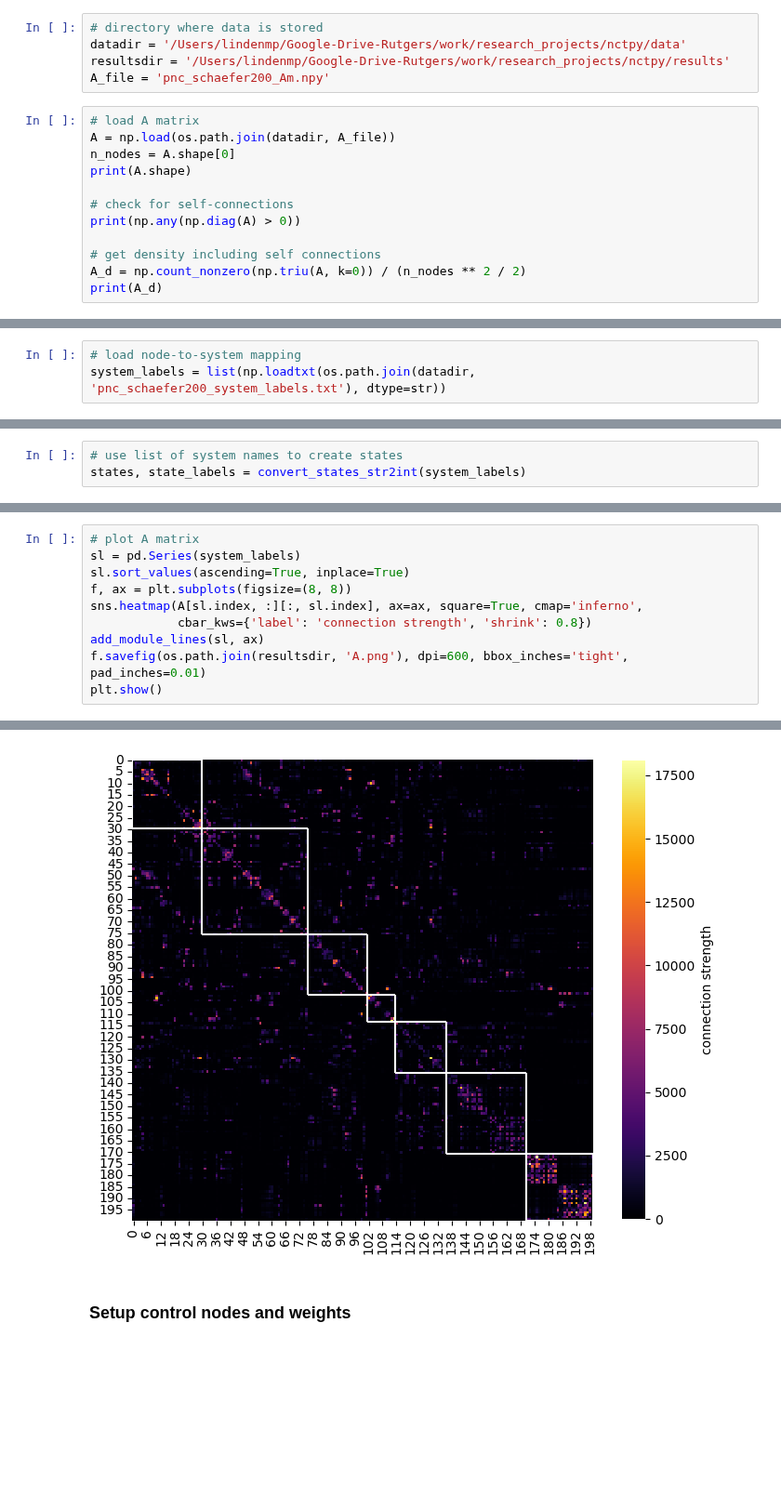
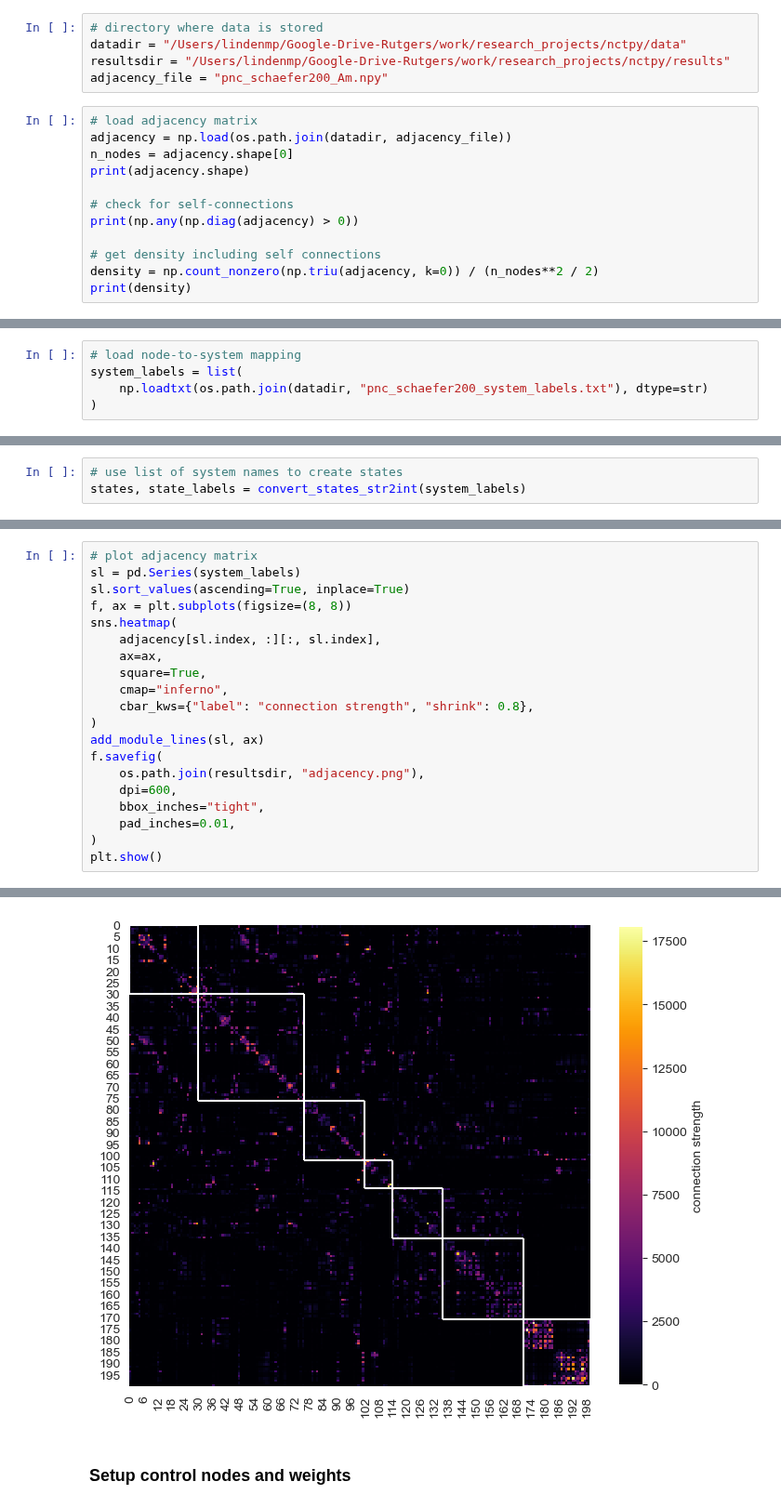
Before and after one commit to LindenParkesLab/nctpy, a Jupyter notebook: scripts/path_a_control_energy_binary.ipynb, the cells around one changed output, grey strips where cells are left out. Shown at 93% size. Drawn from its saved outputs; the diff is of its cells as text; blank space fills up the shorter version.

```diff
--- a/scripts/path_a_control_energy_binary.ipynb
+++ b/scripts/path_a_control_energy_binary.ipynb
@@ -32,20 +39,20 @@ from null_models.geomsurr import geomsurr
 # %%
 # directory where data is stored
-datadir = '/Users/lindenmp/Google-Drive-Rutgers/work/research_projects/nctpy/data'
-resultsdir = '/Users/lindenmp/Google-Drive-Rutgers/work/research_projects/nctpy/results'
-A_file = 'pnc_schaefer200_Am.npy'
+datadir = "/Users/lindenmp/Google-Drive-Rutgers/work/research_projects/nctpy/data"
+resultsdir = "/Users/lindenmp/Google-Drive-Rutgers/work/research_projects/nctpy/results"
+adjacency_file = "pnc_schaefer200_Am.npy"
 # %%
-# load A matrix
-A = np.load(os.path.join(datadir, A_file))
-n_nodes = A.shape[0]
-print(A.shape)
+# load adjacency matrix
+adjacency = np.load(os.path.join(datadir, adjacency_file))
+n_nodes = adjacency.shape[0]
+print(adjacency.shape)
 
 # check for self-connections
-print(np.any(np.diag(A) > 0))
+print(np.any(np.diag(adjacency) > 0))
 
 # get density including self connections
-A_d = np.count_nonzero(np.triu(A, k=0)) / (n_nodes ** 2 / 2)
-print(A_d)
+density = np.count_nonzero(np.triu(adjacency, k=0)) / (n_nodes**2 / 2)
+print(density)
 # %% [output]
 (200, 200)
 True
@@ -60,7 +67,9 @@ A_norm = matrix_normalization(A, system=system, c=1)
 ### Get initial and target state
 # %%
 # load node-to-system mapping
-system_labels = list(np.loadtxt(os.path.join(datadir, 'pnc_schaefer200_system_labels.txt'), dtype=str))
+system_labels = list(
+    np.loadtxt(os.path.join(datadir, "pnc_schaefer200_system_labels.txt"), dtype=str)
+)
 # %%
 print(len(system_labels))
 print(system_labels[:20])
@@ -113,16 +118,26 @@ xf = normalize_state(xf)
 # %%
-# plot A matrix
+# plot adjacency matrix
 sl = pd.Series(system_labels)
 sl.sort_values(ascending=True, inplace=True)
 f, ax = plt.subplots(figsize=(8, 8))
-sns.heatmap(A[sl.index, :][:, sl.index], ax=ax, square=True, cmap='inferno',
-            cbar_kws={'label': 'connection strength', 'shrink': 0.8})
+sns.heatmap(
+    adjacency[sl.index, :][:, sl.index],
+    ax=ax,
+    square=True,
+    cmap="inferno",
+    cbar_kws={"label": "connection strength", "shrink": 0.8},
+)
 add_module_lines(sl, ax)
-f.savefig(os.path.join(resultsdir, 'A.png'), dpi=600, bbox_inches='tight', pad_inches=0.01)
+f.savefig(
+    os.path.join(resultsdir, "adjacency.png"),
+    dpi=600,
+    bbox_inches="tight",
+    pad_inches=0.01,
+)
 plt.show()
 # %% [output]
 ['Cont' 'Default' 'DorsAttn' 'Limbic' 'SalVentAttn' 'SomMot' 'Vis']
-[figure, old version]
+[figure, new version]
 # %% [markdown]
 ### Setup control nodes and weights
 # %%
```
Also changed, not shown: parts of 24 cells of this notebook, 2 other files.
